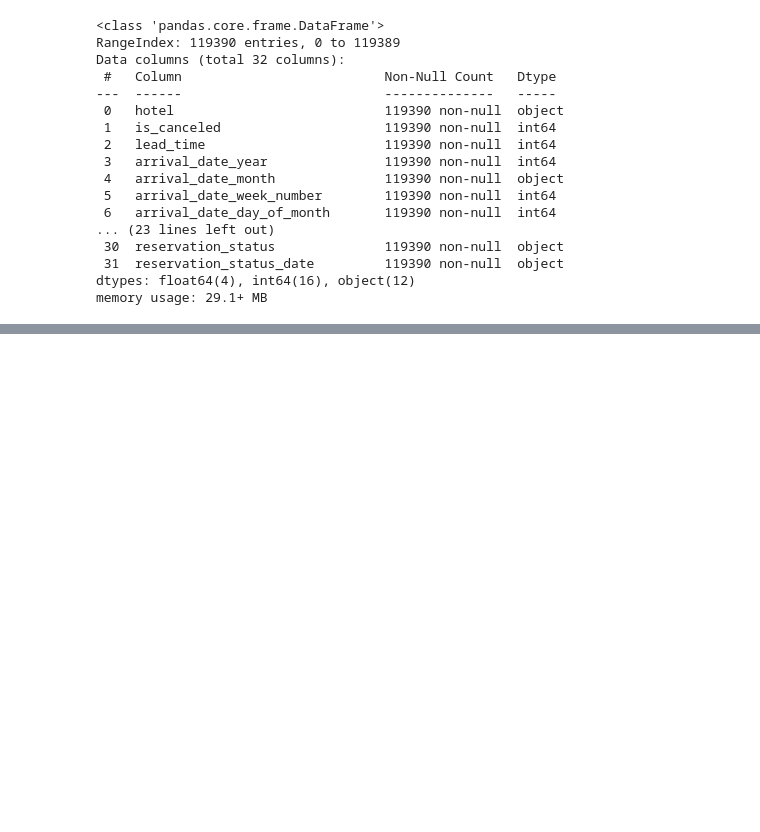
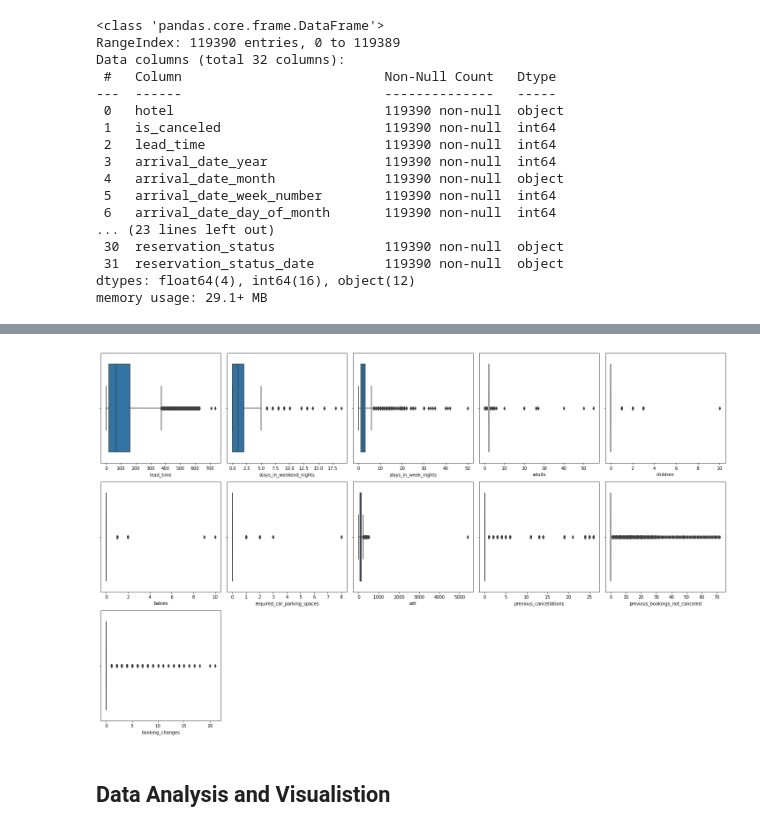
Before and after one commit to Kushan1001/Hotel-booking-data-analysis, a Jupyter notebook: Hotel_Booking_Analysis.ipynb, the cells around one changed output, grey strips where cells are left out. Drawn from its saved outputs; the diff is of its cells as text; code cells hidden in the pictures; blank space fills up the shorter version.

```diff
--- a/Hotel_Booking_Analysis.ipynb
+++ b/Hotel_Booking_Analysis.ipynb
@@ -69,3 +54,3 @@ dtype: int64
 # %%
-# Dropping agent and company's columns as they have a lot of null values
-hotel_df.drop(columns=['agent','company'],inplace=True)
+# Dropping agent and company's columns as there are high percentage of null values
+hotel_df.drop(columns=['company','agent'],inplace = True)
@@ -78,4 +56,0 @@ array([ 0.,  1.,  2., 10.,  3., nan])
-# %%
-# replacing the NA values with zero
-hotel_df['children'].replace(np.NaN,0,inplace = True)
-hotel_df['children'] = hotel_df['children'].astype('int64')
@@ -133,4 +56,0 @@ hotel_df.loc[filt ,'adults':'babies']
-# %%
-# creating a new column of total family members
-
-hotel_df['total_family_members'] = hotel_df['adults'] + hotel_df['children'] + hotel_df['babies']
@@ -152,0 +68,3 @@ hotel_df.drop(columns='Total_family_members')
+# %%
+# filling NA values of the country's column with mode of the data
+hotel_df['country'] = hotel_df['country'].fillna('PRT')
@@ -152,0 +84,13 @@ hotel_df.drop(columns='Total_family_members')
+# %%
+# checking for ouliers
+list_of_columns = ['lead_time', 'stays_in_weekend_nights', 'stays_in_week_nights', 'adults', 'children', 'babies', 'required_car_parking_spaces', 'adr', 'previous_cancellations', 'previous_bookings_not_canceled', 'booking_changes']
+n = 1
+plt.figure(figsize = (20,20))
+
+for elem in list_of_columns:
+  plt.subplot(5,5,n)
+  n = n+1
+  sns.boxplot(hotel_df[elem])
+  plt.tight_layout()
+# %% [output]
+[figure, added]
@@ -152,0 +107,2 @@ hotel_df.drop(columns='Total_family_members')
+# %% [markdown]
+## **Data Analysis and Visualistion**
```
Also changed, not shown: parts of 22 cells of this notebook.
